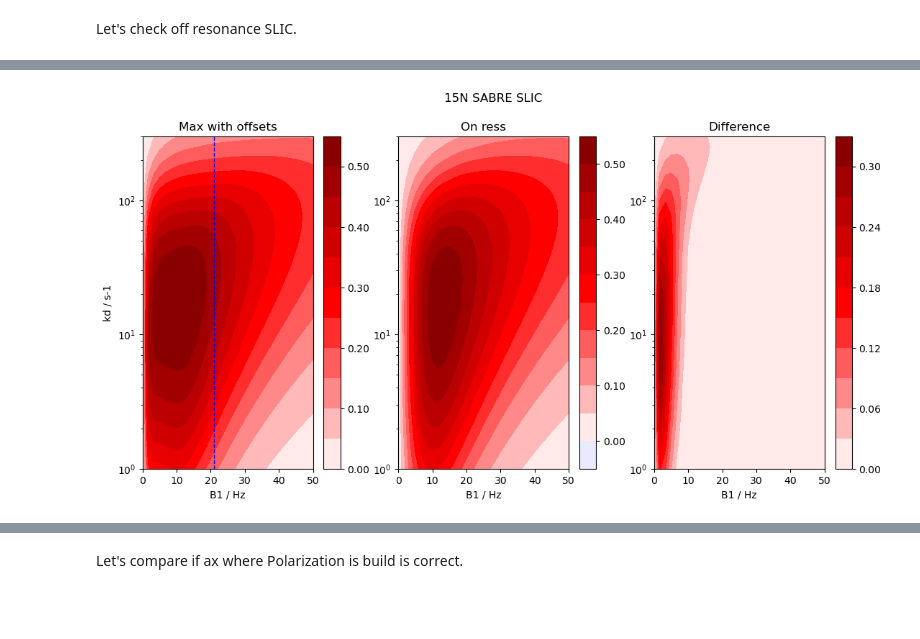
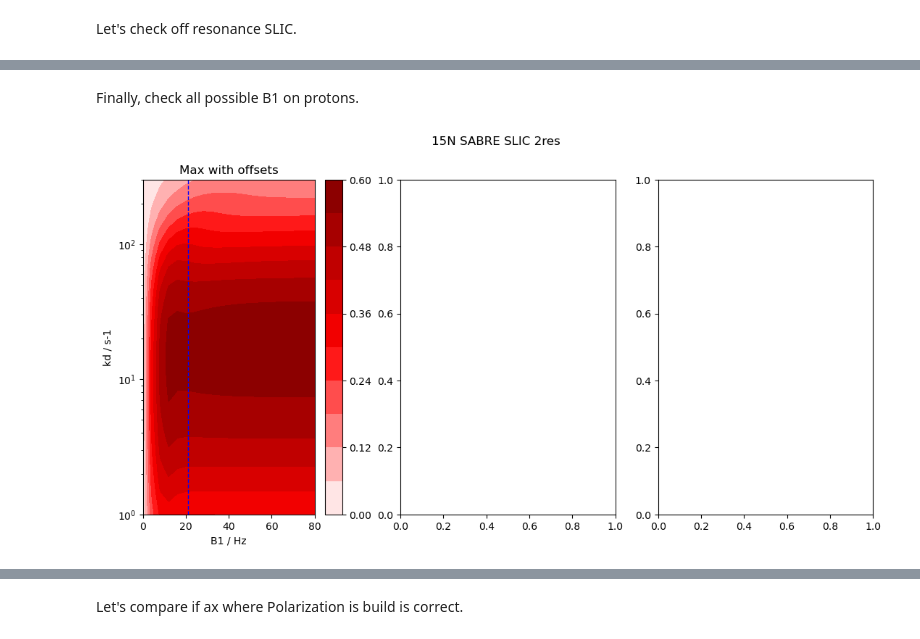
Before and after one commit to L-Siemons/SpinSimulation, a Jupyter notebook: examples/SABRE_PP.ipynb, the cells around one changed output, grey strips where cells are left out. Saved outputs shown, nothing was run; the diff lists cells and outputs as text; code cells hidden in the pictures; blank space fills up the shorter version.

```diff
--- a/examples/SABRE_PP.ipynb
+++ b/examples/SABRE_PP.ipynb
@@ -1845,4 +2029,9 @@ Sanity check: True
 # %%
-P_SLIC_max = np.sqrt(
+P_SLIC_abs = np.sqrt(
     P_2_SLIC_full['x']**2 + P_2_SLIC_full['z']**2
-).max(axis=1)
+)
+
+# Different maximal values
+P_SLIC_abs_offset = (P_SLIC_abs[:, idx_B1H_null, :, :]).max(axis=1)
+P_SLIC_abs_B1H = (P_SLIC_abs[:, :, idx_off_null, :]).max(axis=1)
+P_SLIC_abs_max = P_SLIC_abs.max(axis=(1, 2))
@@ -1849,52 +2091,54 @@ P_SLIC_max = np.sqrt(
+# %% [markdown]
+Finally, check all possible B1 on protons.
 # %%
 B1sv, kdsv = np.meshgrid(B1s, kds, indexing="ij")
 fig, axs = plt.subplots(1, 3, figsize=(13, 6))
 
-fig.suptitle('15N SABRE SLIC')
+fig.suptitle('15N SABRE SLIC 2res')
 my_cmap = 'seismic'
 
 ax1 = axs[0]
 ax2 = axs[1]
 ax3 = axs[2]
 
 
 cs1 = ax1.contourf(
     B1sv, kdsv,
-    P_SLIC_max,
-    # P_2_SLIC_full['x'][:, 0, :],
+    P_SLIC_abs_B1H,
     levels=10, cmap=my_cmap,
     norm=CenteredNorm()
 )
 ax1.axvline(21, color='blue', lw=1, linestyle='--')
 ax1.set_xlabel(r'B1 / Hz')
 ax1.set_ylabel('kd / s-1')
 ax1.set_yscale('log')
 ax1.set_title('Max with offsets')
 fig.colorbar(cs1, ax=ax1, format='%.2f')
 
 
-#===#
-cs2 = ax2.contourf(
-    B1sv, kdsv,
-    P_2_SLIC_NS['free'], levels=10,
-    cmap=my_cmap, norm=CenteredNorm()
-)
-ax2.set_xlabel(r'B1 / Hz')
-ax2.set_yscale('log')
-ax2.set_title('On ress')
-fig.colorbar(cs2, ax=ax2, format='%.2f')
+# #===#
+# cs2 = ax2.contourf(
+#     B1sv, kdsv,
+#     P_2_SLIC_NS['free'], levels=10,
+#     cmap=my_cmap, norm=CenteredNorm()
+# )
+# ax2.set_xlabel(r'B1 / Hz')
+# ax2.set_yscale('log')
+# ax2.set_title('On ress')
+# fig.colorbar(cs2, ax=ax2, format='%.2f')
 
-#===#
-cs3 = ax3.contourf(
-    B1sv, kdsv,
-    P_SLIC_max - P_2_SLIC_NS['free'],
-    levels=10,
-    cmap=my_cmap, norm=CenteredNorm()
-)
-ax3.set_xlabel(r'B1 / Hz')
-ax3.set_yscale('log')
-ax3.set_title('Difference')
-fig.colorbar(cs3, ax=ax3, format='%.2f')
+# #===#
+# cs3 = ax3.contourf(
+#     B1sv, kdsv,
+#     P_SLIC_abs_B1H - P_2_SLIC_NS['free'],
+#     levels=10,
+#     cmap=my_cmap, norm=CenteredNorm()
+# )
+# ax3.set_xlabel(r'B1 / Hz')
+# ax3.set_yscale('log')
+# ax3.set_title('Difference')
+# fig.colorbar(cs3, ax=ax3, format='%.2f')
+
 plt.show()
 # %% [output]
-[figure, old version]
+[figure, new version]
```
Also changed, not shown: parts of 56 cells of this notebook, 3 other files.
